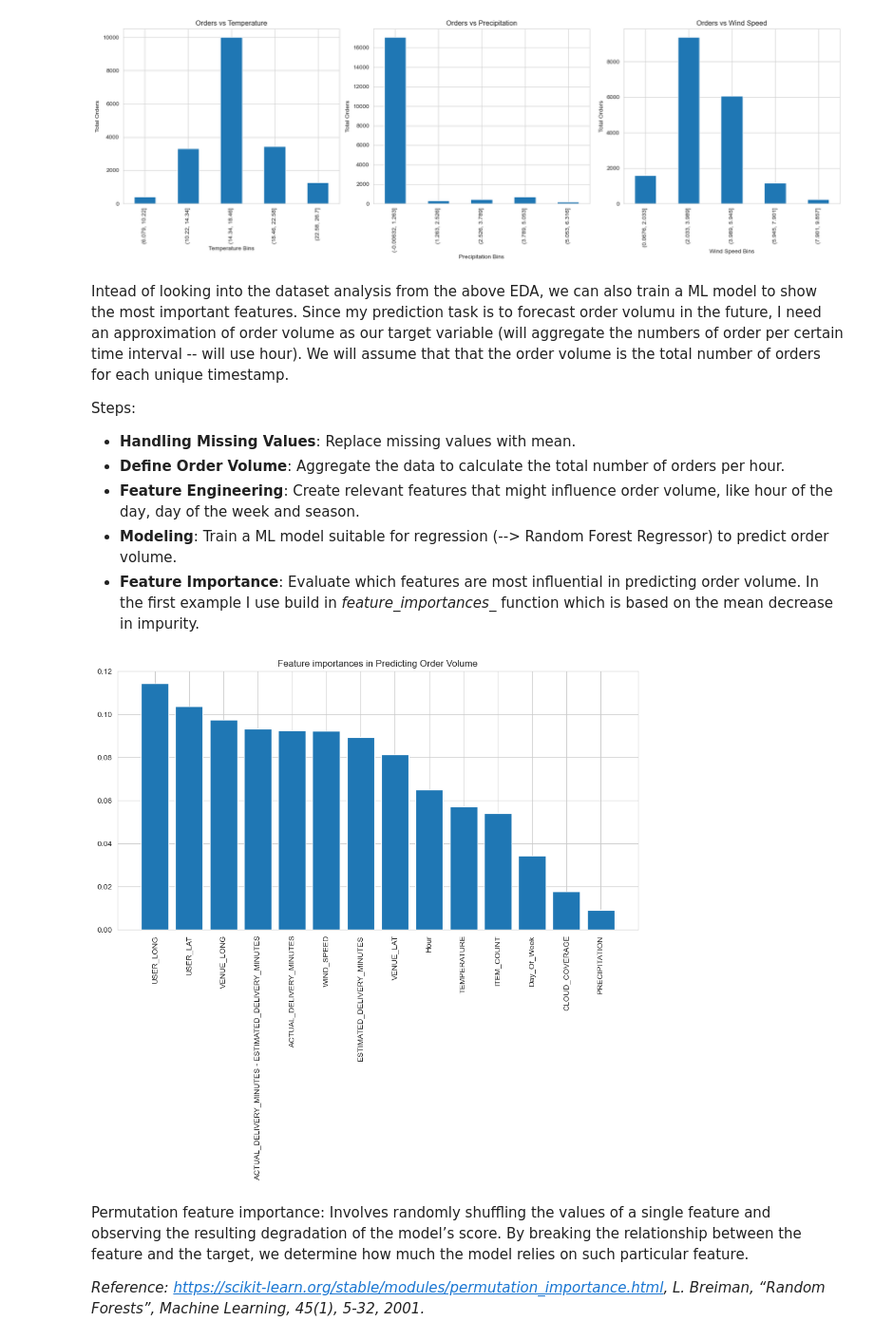
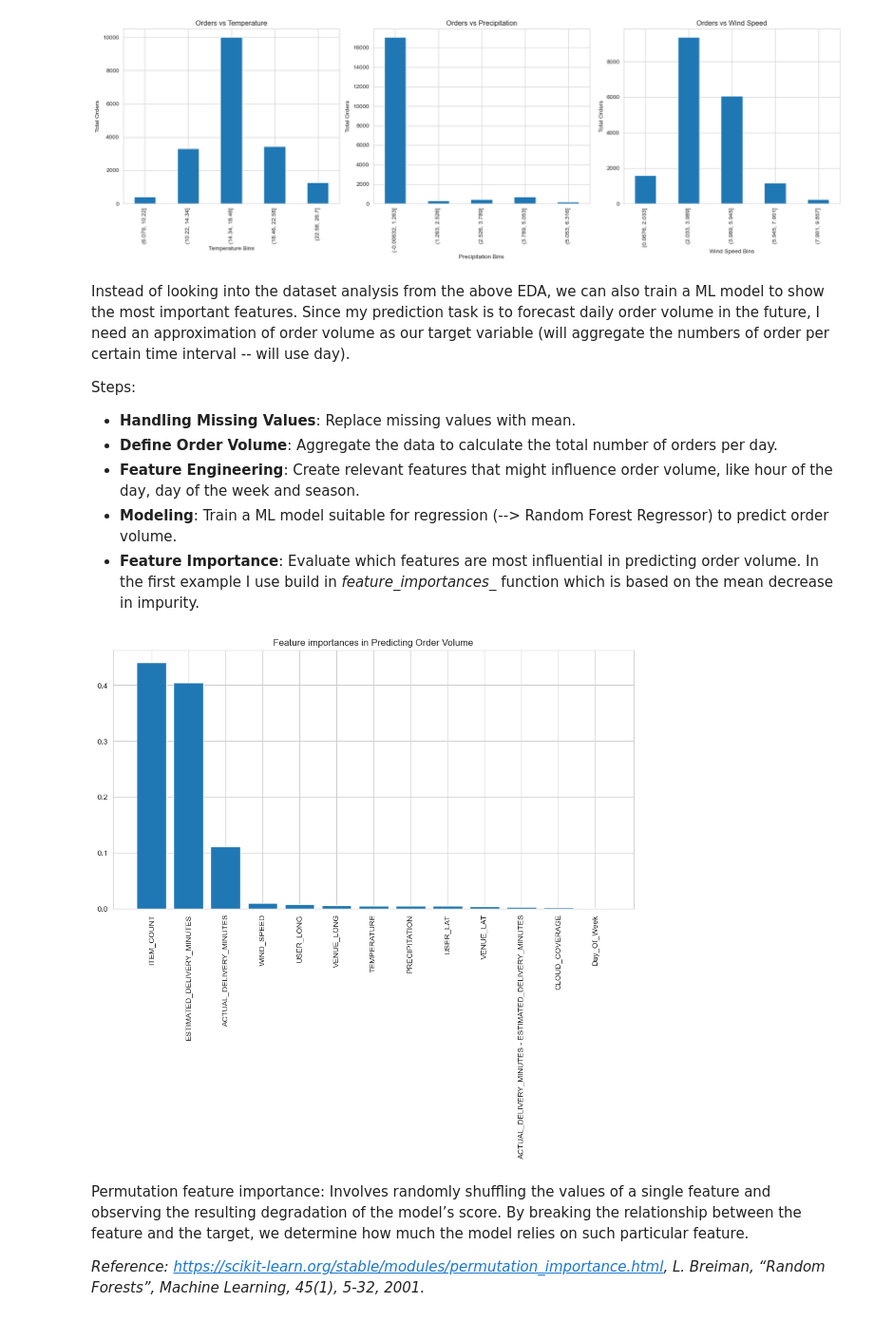
Before and after one commit to kyriakossk2000/order_analysis, a Jupyter notebook: Data/data_analysis.ipynb, the cells around one changed output. Shown at 95% size. Saved outputs shown, nothing was run; the diff lists cells and outputs as text; code cells hidden in the pictures.

Commit message:
Done with modelling - updated EDA

```diff
--- a/Data/data_analysis.ipynb
+++ b/Data/data_analysis.ipynb
@@ -200,54 +200,72 @@ plt.show()
 # %% [output]
 [figure]
 # %% [markdown]
-Intead of looking into the dataset analysis from the above EDA, we can also train a ML model to show the most important features. Since my prediction task is to forecast order volumu in the future, I need an approximation of order volume as our target variable (will aggregate the numbers of order per certain time interval -- will use hour). We will assume that that the order volume is the total number of orders for each unique timestamp.
+Instead of looking into the dataset analysis from the above EDA, we can also train a ML model to show the most important features. Since my prediction task is to forecast daily order volume in the future, I need an approximation of order volume as our target variable (will aggregate the numbers of order per certain time interval -- will use day).
 
 Steps:
 * **Handling Missing Values**: Replace missing values with mean.
-* **Define Order Volume**: Aggregate the data to calculate the total number of orders per hour.
+* **Define Order Volume**: Aggregate the data to calculate the total number of orders per day.
 * **Feature Engineering**: Create relevant features that might influence order volume, like hour of the day, day of the week and season.
 * **Modeling**: Train a ML model suitable for regression (--> Random Forest Regressor) to predict order volume.
 * **Feature Importance**: Evaluate which features are most influential in predicting order volume. In the first example I use build in *feature_importances_* function which is based on the mean decrease in impurity.
 # %%
 from sklearn.ensemble import RandomForestRegressor # random forest regressor to calculate feature importance
 import numpy as np
 
-data.fillna(data.mean(), inplace=True) #filling missing dataset values with the mean for those columns
+data = pd.read_csv('orders_autumn_2020.csv')
 
-# use TIMESTAMP to extract Hour and Week day from dataset
+# TIMESTAMP to datetime and set as the index
 data['TIMESTAMP'] = pd.to_datetime(data['TIMESTAMP'])
-data['Hour'] = data['TIMESTAMP'].dt.hour
-data['Day_Of_Week'] = data['TIMESTAMP'].dt.day_name()
+data.set_index('TIMESTAMP', inplace=True)
 
-# creating target variable order volume
-order_volume = data.groupby('TIMESTAMP').size().reset_index(name='Order_Volume') # assuming that the order volume is the total number of orders for each unique timestamp
+data.fillna(data.mean(), inplace=True) # filling missing values with mean
 
-# adding the order volume data with the original dataset
-merged_data = pd.merge(data, order_volume, on='TIMESTAMP')
+# aggregate data to daily level
+daily_data = data.resample('D').agg({
+    'ACTUAL_DELIVERY_MINUTES - ESTIMATED_DELIVERY_MINUTES': 'mean',
+    'ITEM_COUNT': 'sum', # total number of items ordered that day
+    'USER_LAT': 'mean',
+    'USER_LONG': 'mean', # for geospatial data -> mean for central loc
+    'VENUE_LAT': 'mean',
+    'VENUE_LONG': 'mean',
+    'ESTIMATED_DELIVERY_MINUTES': 'sum', # summing these might help the model understand volume of activity --> days with high volume = busier periods = high order volume
+    'ACTUAL_DELIVERY_MINUTES': 'sum',
+    'CLOUD_COVERAGE': 'mean', # for weather condition makes sense to have mean of the day
+    'TEMPERATURE': 'mean',
+    'WIND_SPEED': 'mean',
+    'PRECIPITATION': 'mean'
+})
 
-# for feature importance, first encode the Day_Of_Week as it's categorical
-merged_data['Day_Of_Week'] = merged_data['Day_Of_Week'].astype('category').cat.codes
+# target variable: total # of orders each day
+daily_data['Order_Volume'] = data.resample('D').size()
 
-X = merged_data.drop(['TIMESTAMP', 'Order_Volume'], axis=1) # train set
-y = merged_data['Order_Volume'] # target set --> order volume
+# get weekday as features
+data['Day_Of_Week'] = data.index.day_name()
+date_info = data['Day_Of_Week'].groupby(data.index.date).agg(lambda x: x.mode()[0]) # add weekday into daily data
+daily_data = daily_data.merge(date_info, left_index=True, right_index=True)
+
+daily_data['Day_Of_Week'] = daily_data['Day_Of_Week'].astype('category').cat.codes # encode Day_Of_Week
+
+X = daily_data.drop(['Order_Volume'], axis=1) # train set
+y = daily_data['Order_Volume'] # target set --> order volume
 
 # fitting model
 model = RandomForestRegressor()
 model.fit(X, y)
 
 feature_importances = model.feature_importances_ # feature importances calculation
 features = X.columns
 
 sorted_indices = np.argsort(feature_importances)[::-1] # sort scores desc
 
 # bar chart to show features' importance
 plt.figure(figsize=(12, 6))
 plt.title('Feature importances in Predicting Order Volume')
 plt.bar(range(len(sorted_indices)), feature_importances[sorted_indices], align='center')
 plt.xticks(range(len(sorted_indices)), features[sorted_indices], rotation=90)
 plt.show()
 # %% [output]
-[figure, old version]
+[figure, new version]
 # %% [markdown]
 Permutation feature importance:
 Involves randomly shuffling the values of a single feature and observing the resulting degradation of the model’s score. By breaking the relationship between the feature and the target, we determine how much the model relies on such particular feature.
```
Also changed, not shown: parts of 2 cells of this notebook, 1 other file.
